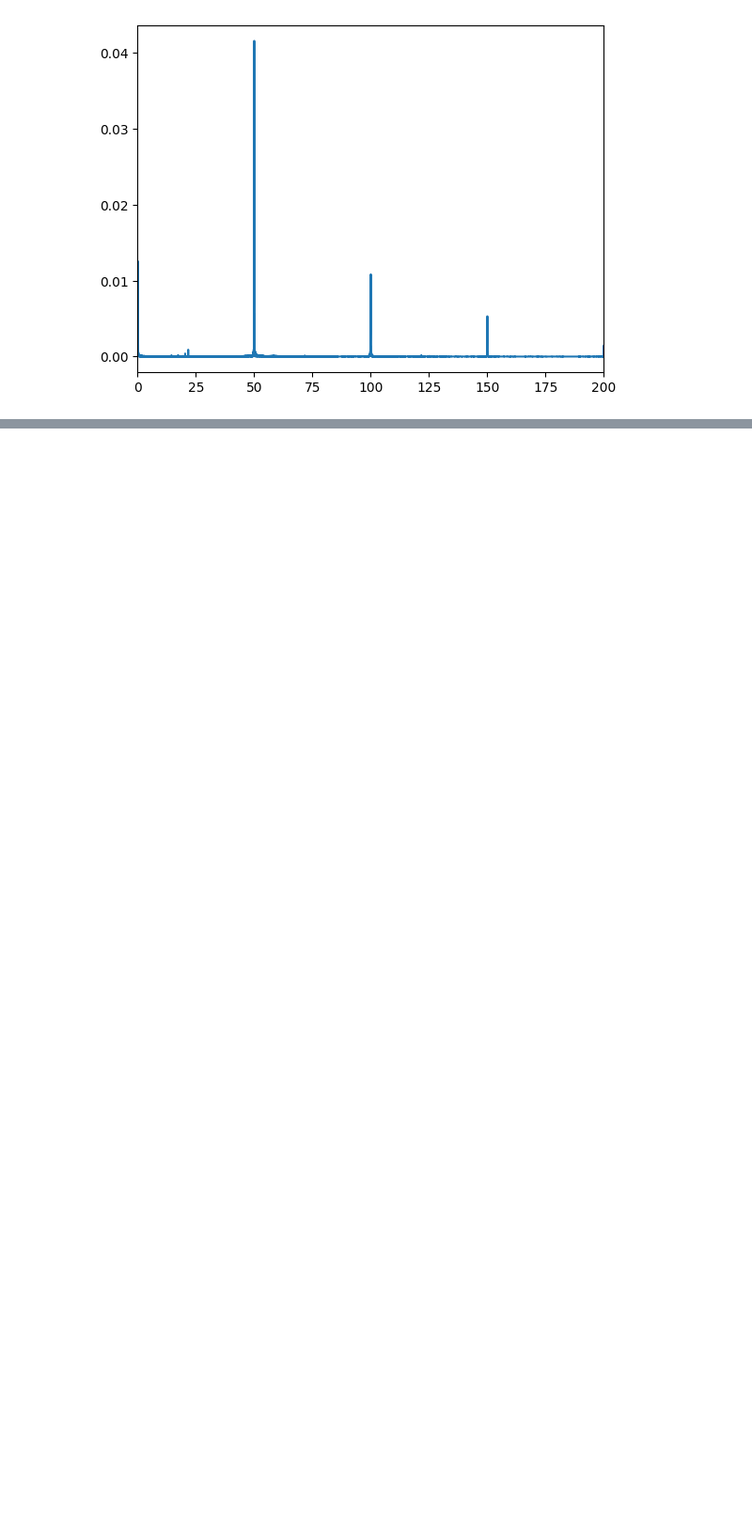
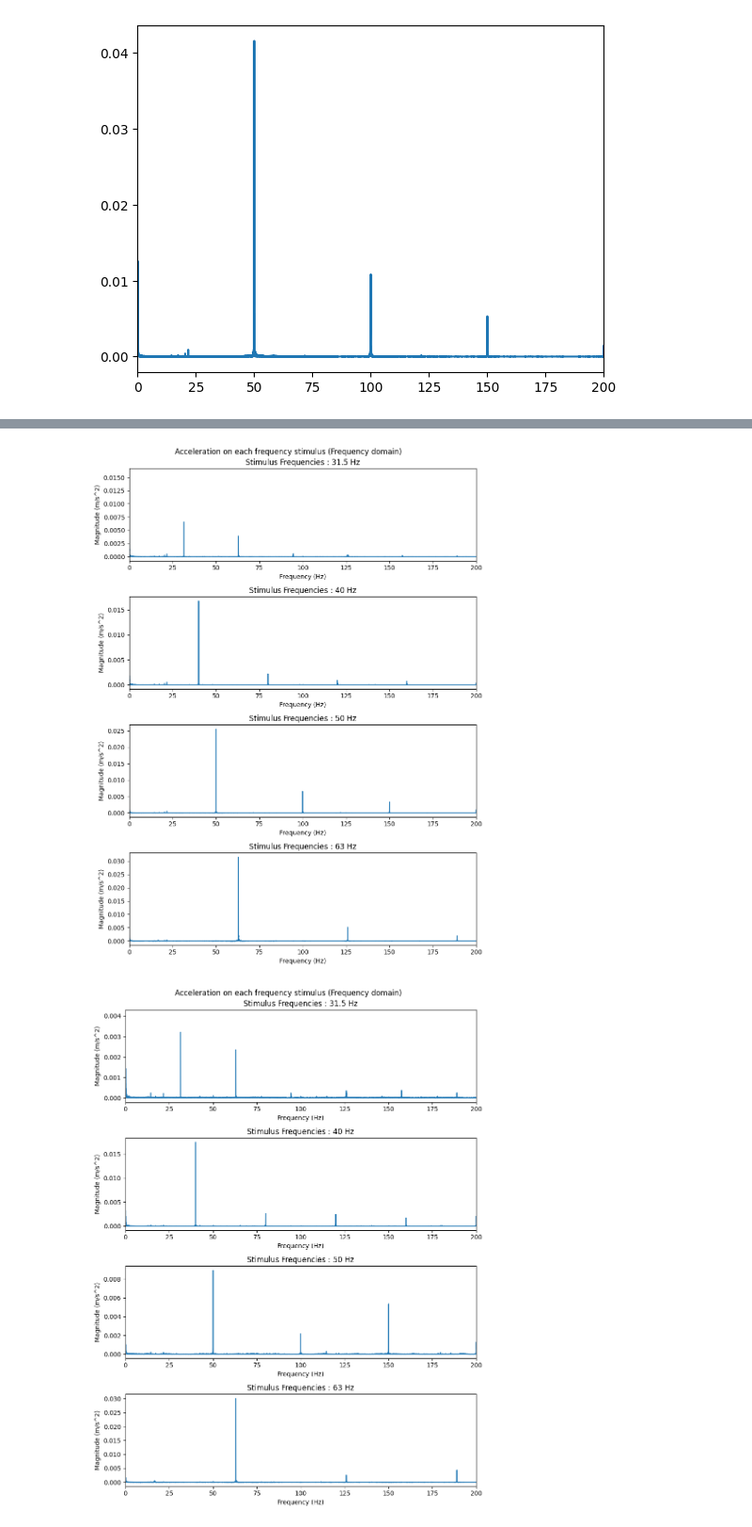
Before and after one commit to VibrasticLab/General_Projects, a Jupyter notebook: JLL_CWO_Okt_2023/extractdata_nidaq.ipynb, the cells around one changed output, grey strips where cells are left out. Shown at 94% size. Drawn from its saved outputs; the diff is of its cells as text; code cells hidden in the pictures; blank space fills up the shorter version.

```diff
--- a/JLL_CWO_Okt_2023/extractdata_nidaq.ipynb
+++ b/JLL_CWO_Okt_2023/extractdata_nidaq.ipynb
@@ -187,0 +216,26 @@ plt.show()
+# %%
+## Tranforming segmented data to frequency domain using Fast-Fourier Transform
+for pivot in range(len(segmented_data)):
+    plt.figure(figsize=(9,12), tight_layout=True)
+    plt.suptitle("Acceleration on each frequency stimulus (Frequency domain)")
+    for i in range(len(datapoints)):
+        plt.subplot(len(datapoints),1,i+1)
+
+        # applying FFT
+        acc = segmented_data[pivot][i]
+        nfft = int(pow(2, np.ceil(np.log2(len(acc)))))
+        win = np.hamming(len(acc))
+        freq = (ni_fs/2) * np.arange(0,1,1/(nfft/2+1))
+
+        ACC = 2/len(acc) * np.fft.fft(win*acc, nfft)
+
+        plt.plot(freq, abs(ACC)[0:int(nfft/2+1)])
+        plt.xlabel("Frequency (Hz)")
+        plt.ylabel("Magnitude (m/s^2)")
+        plt.xlim([0, 200])
+        plt.title("Stimulus Frequencies : " + freq_stimulus[i] + " Hz")
+
+plt.show()
+# %% [output]
+[figure, added]
+[figure, added]
```
Also changed, not shown: parts of 4 cells of this notebook.
